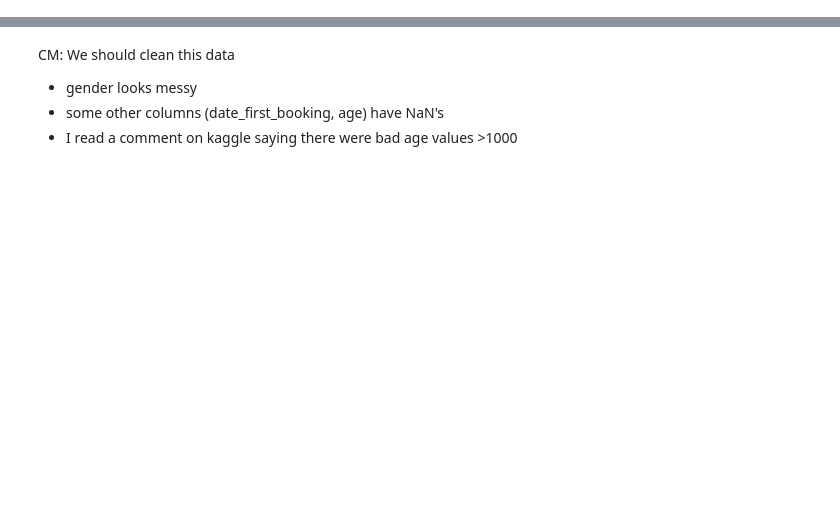
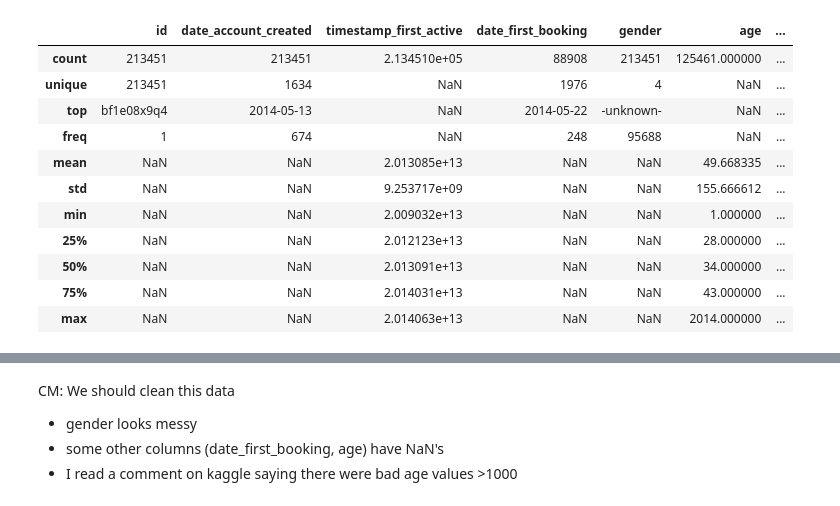
Before and after one commit to cmillsop/w207_final, a Jupyter notebook: exploratory_analysis.ipynb, the cells around one changed output, grey strips where cells are left out. Drawn from its saved outputs; the diff is of its cells as text; code cells hidden in the pictures; blank space fills up the shorter version.

```diff
--- a/exploratory_analysis.ipynb
+++ b/exploratory_analysis.ipynb
@@ -163,0 +280,15 @@ train_users_2.head()
+# %%
+dfs['train_users_2'].describe(include='all')
+# %% [output]
+|  | id | date_account_created | timestamp_first_active | date_first_booking | gender | age | ... |
+| count | 213451 | 213451 | 2.134510e+05 | 88908 | 213451 | 125461.000000 | ... |
+| unique | 213451 | 1634 | NaN | 1976 | 4 | NaN | ... |
+| top | bf1e08x9q4 | 2014-05-13 | NaN | 2014-05-22 | -unknown- | NaN | ... |
+| freq | 1 | 674 | NaN | 248 | 95688 | NaN | ... |
+| mean | NaN | NaN | 2.013085e+13 | NaN | NaN | 49.668335 | ... |
+| std | NaN | NaN | 9.253717e+09 | NaN | NaN | 155.666612 | ... |
+| min | NaN | NaN | 2.009032e+13 | NaN | NaN | 1.000000 | ... |
+| 25% | NaN | NaN | 2.012123e+13 | NaN | NaN | 28.000000 | ... |
+| 50% | NaN | NaN | 2.013091e+13 | NaN | NaN | 34.000000 | ... |
+| 75% | NaN | NaN | 2.014031e+13 | NaN | NaN | 43.000000 | ... |
+| max | NaN | NaN | 2.014063e+13 | NaN | NaN | 2014.000000 | ... |
```
Also changed, not shown: parts of 88 cells of this notebook.
